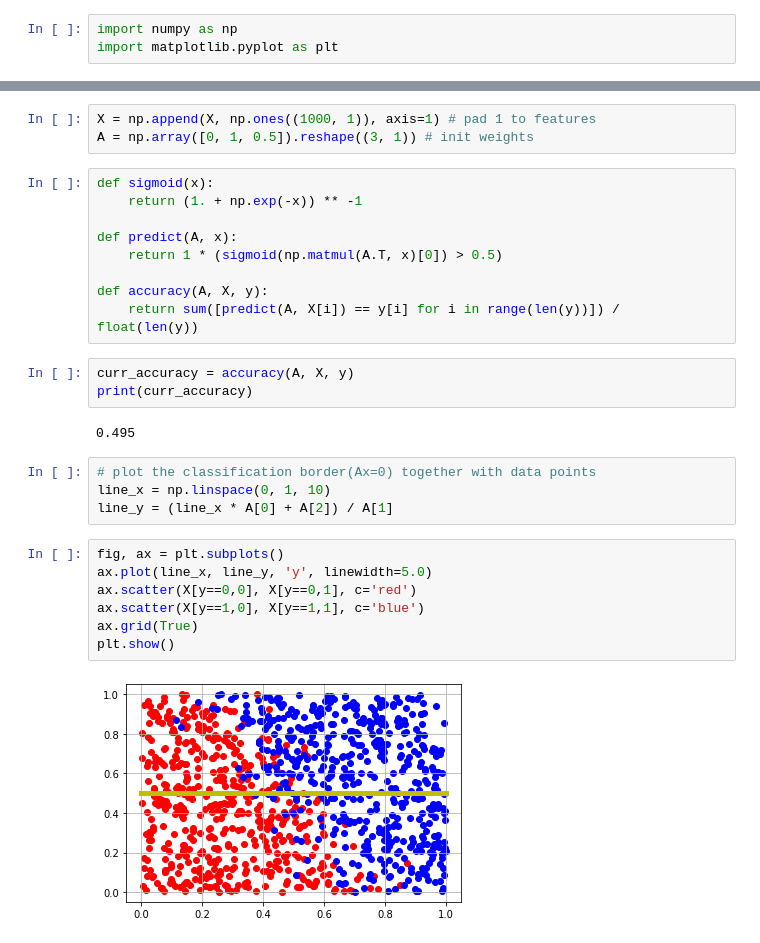
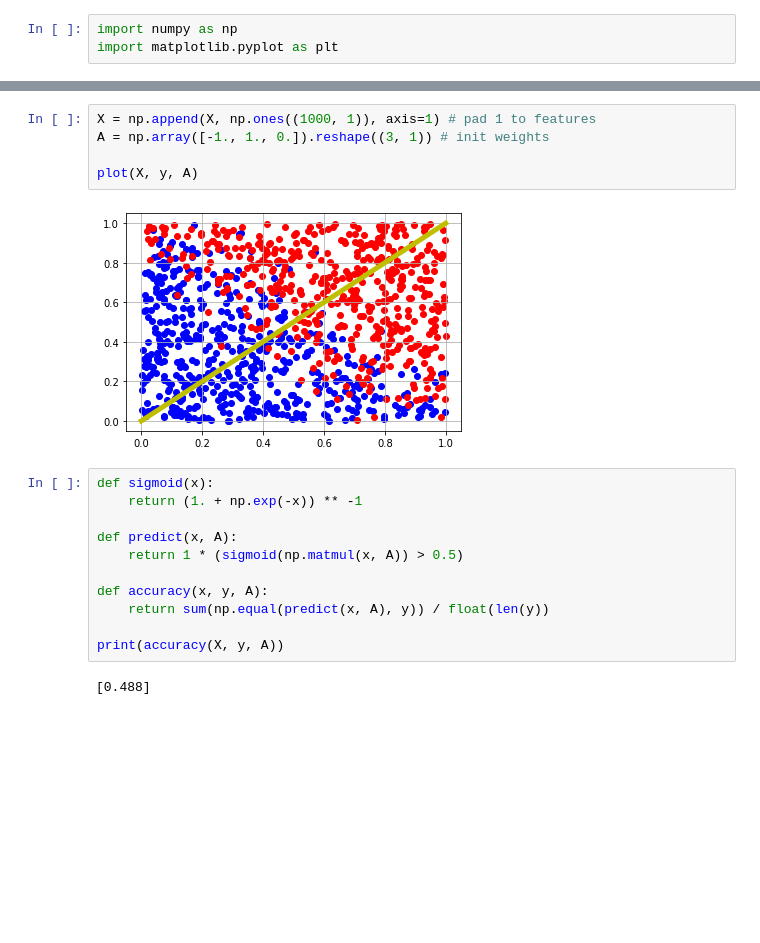
Before and after one commit to lichkkkk/Stanford_cs224n, a Jupyter notebook: algo_impl/logistic_regression/logistic_regression.ipynb, the cells around one changed output, grey strips where cells are left out. Cells and saved outputs as stored; diff of their text form; blank space fills up the shorter version.

```diff
--- a/algo_impl/logistic_regression/logistic_regression.ipynb
+++ b/algo_impl/logistic_regression/logistic_regression.ipynb
@@ -20,30 +28,20 @@ plt.show()
 # %%
 X = np.append(X, np.ones((1000, 1)), axis=1) # pad 1 to features
-A = np.array([0, 1, 0.5]).reshape((3, 1)) # init weights
+A = np.array([-1., 1., 0.]).reshape((3, 1)) # init weights
+
+plot(X, y, A)
+# %% [output]
+[figure, added]
 # %%
 def sigmoid(x):
     return (1. + np.exp(-x)) ** -1
 
-def predict(A, x):
-    return 1 * (sigmoid(np.matmul(A.T, x)[0]) > 0.5)
+def predict(x, A):
+    return 1 * (sigmoid(np.matmul(x, A)) > 0.5)
 
-def accuracy(A, X, y):
-    return sum([predict(A, X[i]) == y[i] for i in range(len(y))]) / float(len(y))
+def accuracy(x, y, A):
+    return sum(np.equal(predict(x, A), y)) / float(len(y))
+
+print(accuracy(X, y, A))
+# %% [output]
+[0.488]
-# %%
-curr_accuracy = accuracy(A, X, y)
-print(curr_accuracy)
-# %% [output]
-0.495
-# %%
-# plot the classification border(Ax=0) together with data points
-line_x = np.linspace(0, 1, 10)
-line_y = (line_x * A[0] + A[2]) / A[1]
-# %%
-fig, ax = plt.subplots()
-ax.plot(line_x, line_y, 'y', linewidth=5.0)
-ax.scatter(X[y==0,0], X[y==0,1], c='red')
-ax.scatter(X[y==1,0], X[y==1,1], c='blue')
-ax.grid(True)
-plt.show()
-# %% [output]
-[figure, removed]
```
Also changed, not shown: parts of 2 cells of this notebook, 1 other file.
